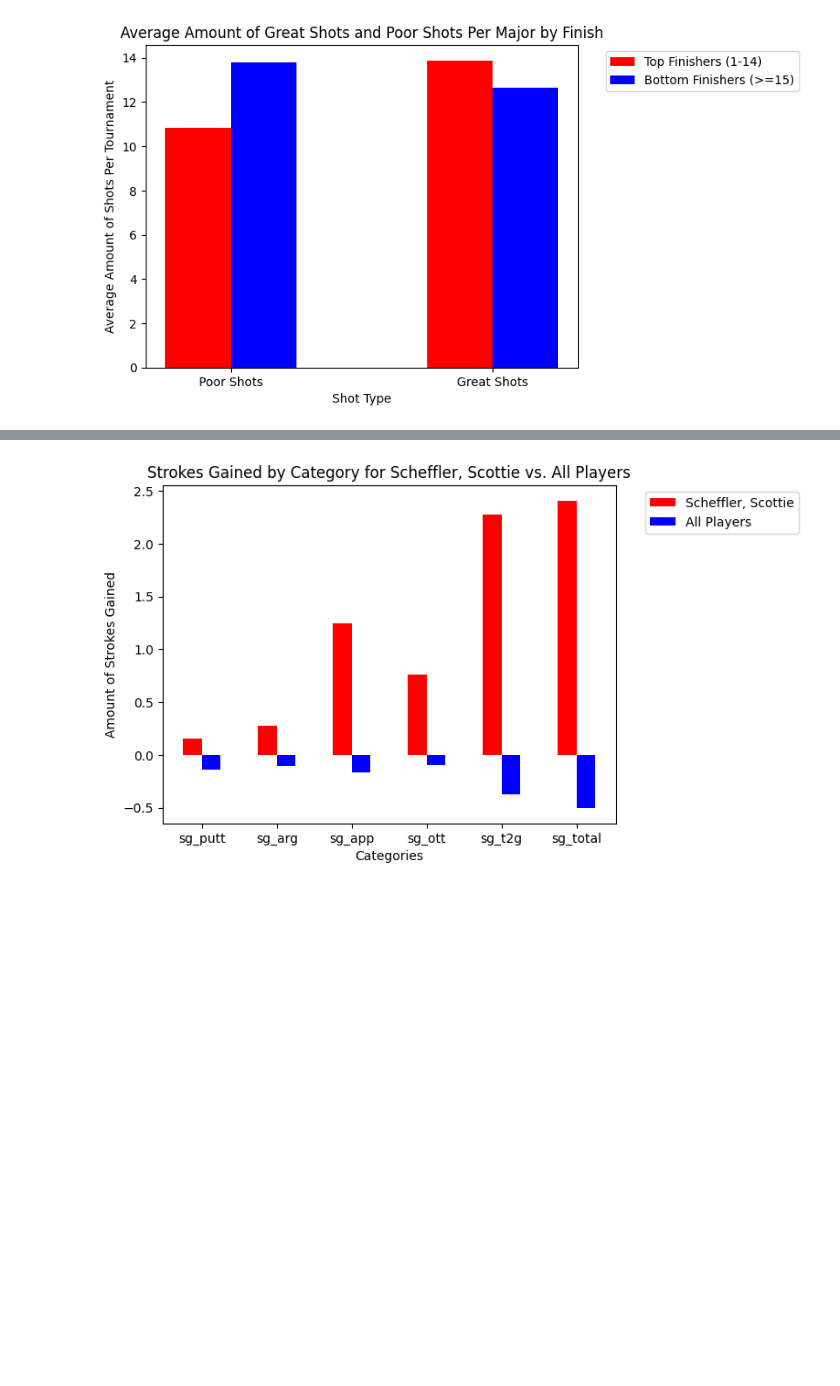
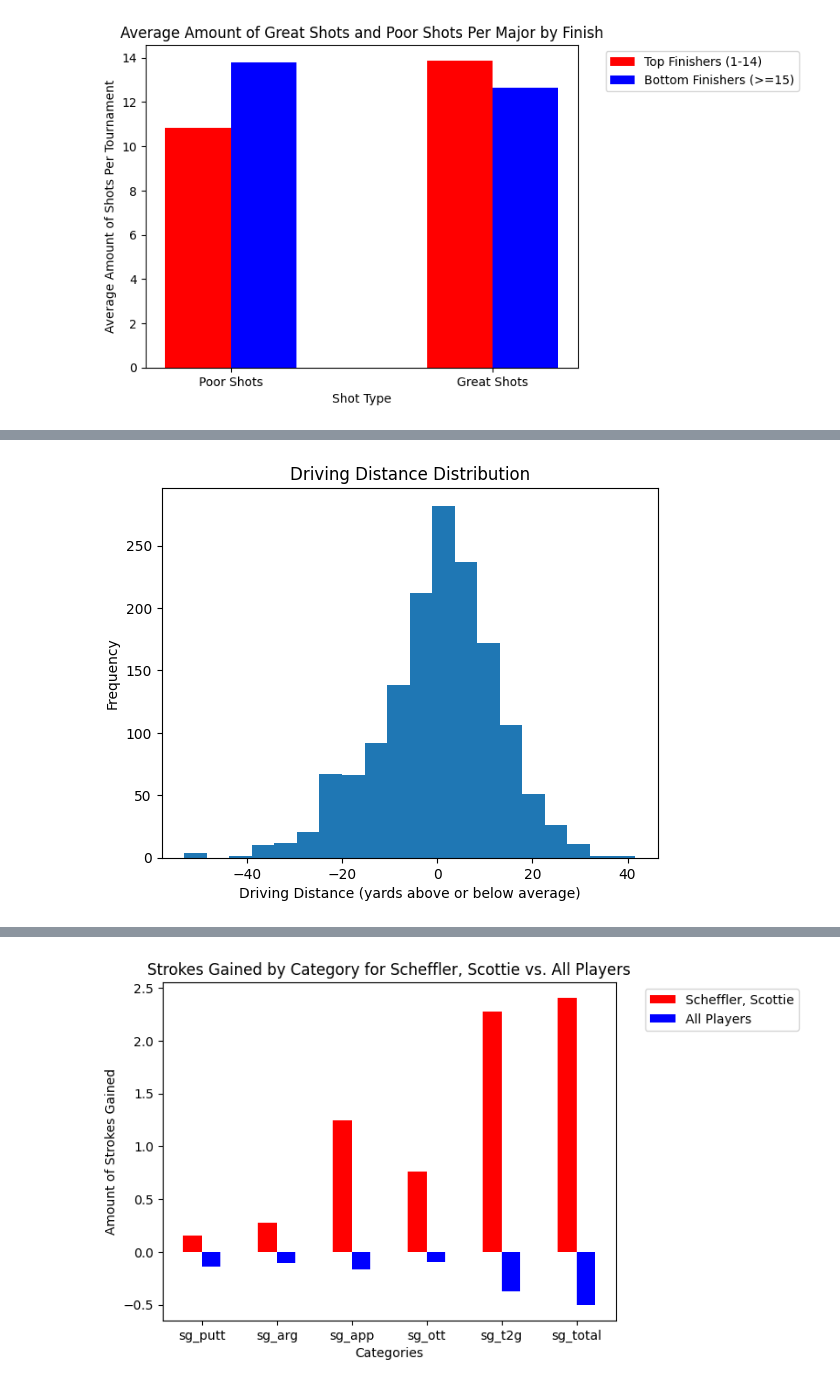
Before and after one commit to bendobbins/bendobbins.github.io, a Jupyter notebook: tutorial.ipynb, the cells around one changed output, grey strips where cells are left out. Cells and saved outputs as stored; diff of their text form; code cells hidden in the pictures; blank space fills up the shorter version.

```diff
--- a/tutorial.ipynb
+++ b/tutorial.ipynb
@@ -211,0 +192,8 @@ Text(0.5, 1.0, 'Net Score of Winner by Major Tournament for Multiple Years')
+# %%
+plt.hist(finishes['driving_dist'] - finishes['driving_dist'].mean(), bins=20)
+plt.xlabel('Driving Distance (yards above or below average)')
+plt.ylabel('Frequency')
+plt.title('Driving Distance Distribution')
+plt.show()
+# %% [output]
+[figure, added]
```
Also changed, not shown: parts of 9 cells of this notebook.
